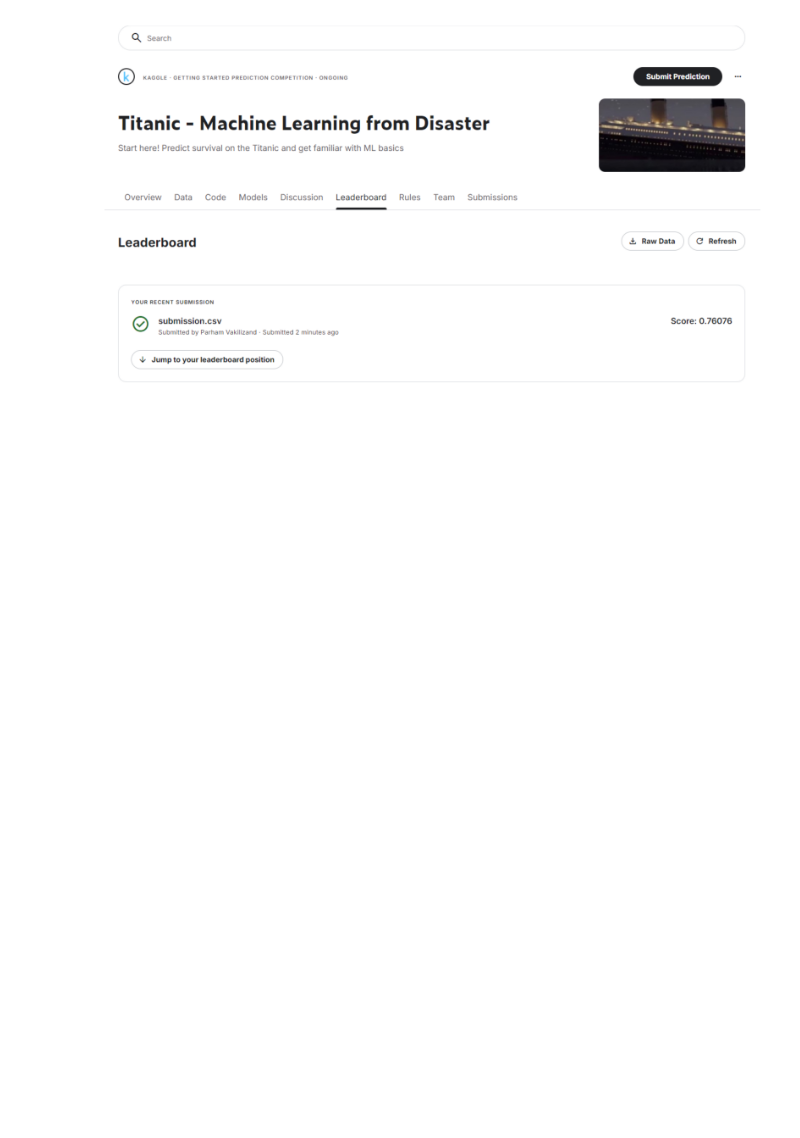
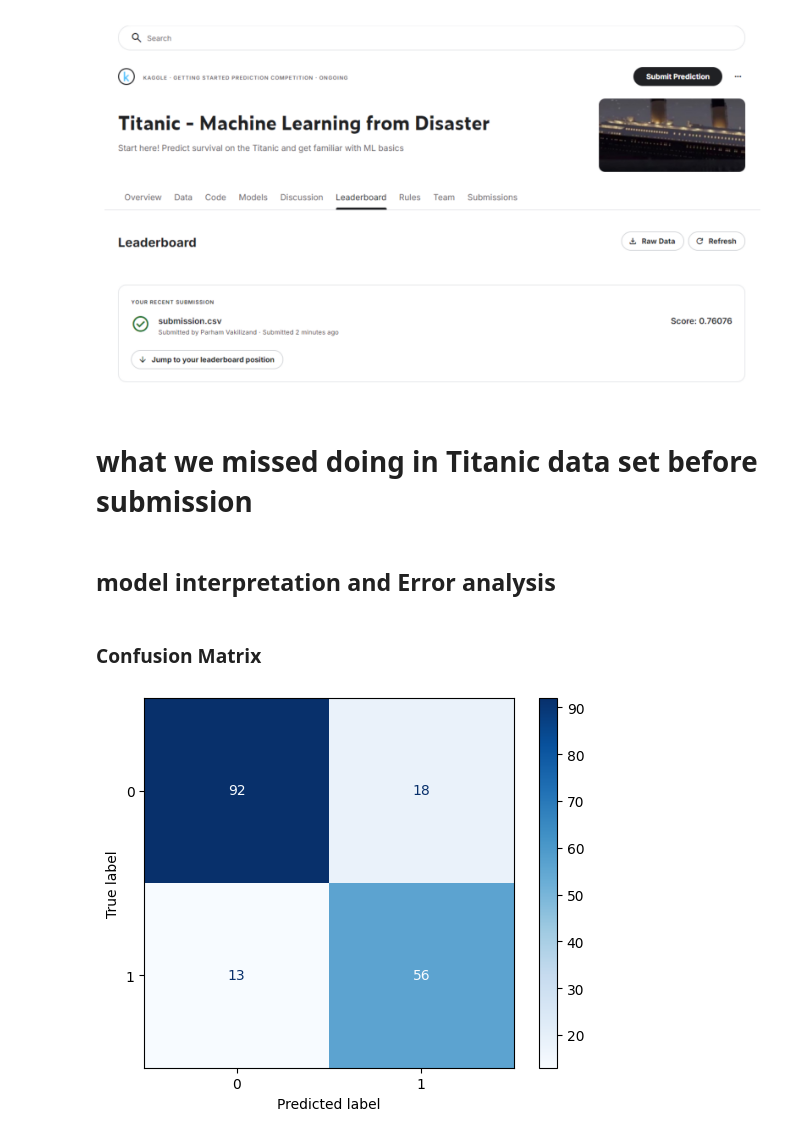
Before and after one commit to parhamvz73/Machine-Learning, a Jupyter notebook: Titanic_classification.ipynb, the cells around one changed output. Drawn from its saved outputs; the diff is of its cells as text; code cells hidden in the pictures; blank space fills up the shorter version.

Commit message:
Last commit for this data set: what we learned from best practices and what we missed doing and checking during EDA phase and before submitting our Test to Kaggle are added

```diff
--- a/Titanic_classification.ipynb
+++ b/Titanic_classification.ipynb
@@ -4447,3 +4311,28 @@ Submission shape: (418, 2)
 show_png("/content/drive/MyDrive/ML Projects/Titanic-Disaster/data/score.PNG")
 # %% [output]
 [figure]
+# %% [markdown]
+# what we missed doing in Titanic data set before submission
+# %% [markdown]
+## model interpretation and Error analysis
+# %% [markdown]
+### Confusion Matrix
+# %%
+from sklearn.metrics import confusion_matrix, ConfusionMatrixDisplay
+# Train/test split
+X_train, X_val, y_train, y_val = train_test_split(
+    X, y, test_size=0.2, stratify=y, random_state=42
+)
+
+# Fit on training data
+voting.fit(X_train, y_train)
+
+# Predict on test data
+y_pred = voting.predict(X_val)
+
+# Confusion matrix
+cm = confusion_matrix(y_val, y_pred)
+disp = ConfusionMatrixDisplay(confusion_matrix=cm)
+disp.plot(cmap="Blues");
+# %% [output]
+[figure, added]
```
Also changed, not shown: parts of 64 cells of this notebook.
